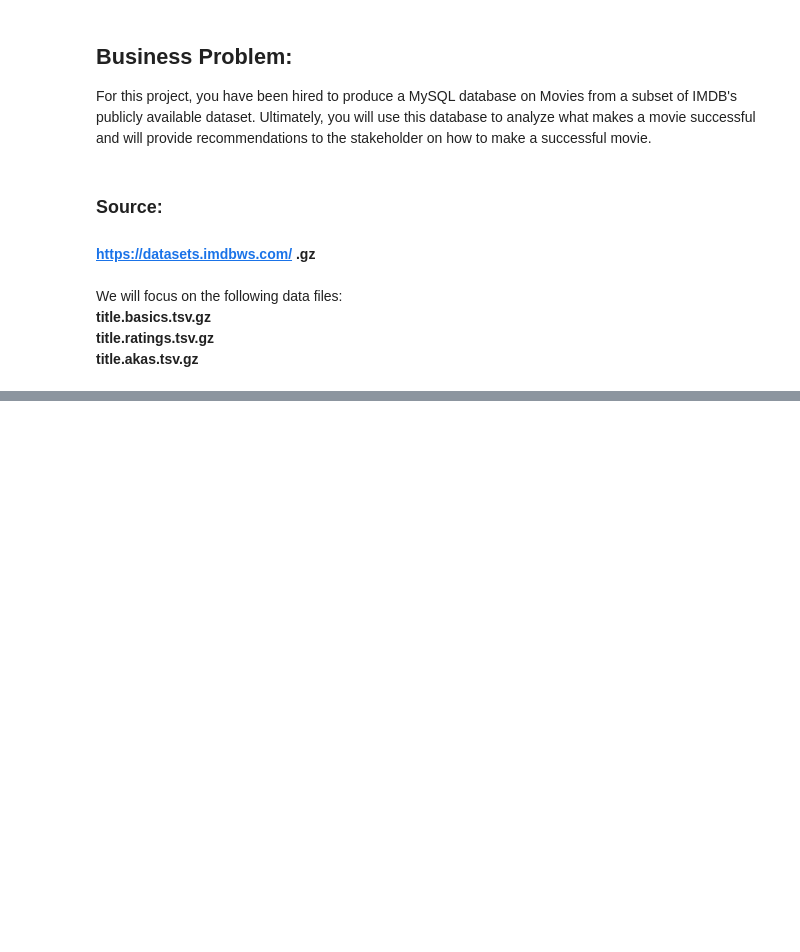
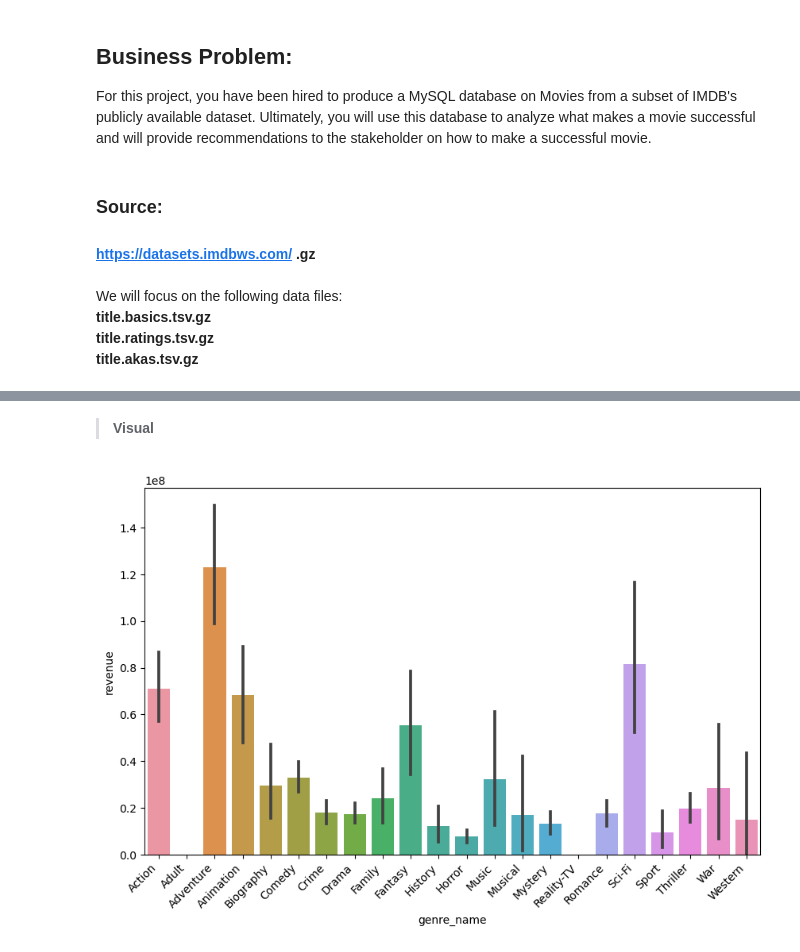
Before and after one commit to nelettelouw/IMDb-Movies, a Jupyter notebook: Project 3 (Part 4) Hypothesis Testing.ipynb, the cells around one changed output, grey strips where cells are left out. Saved outputs shown, nothing was run; the diff lists cells and outputs as text; code cells hidden in the pictures; blank space fills up the shorter version.

```diff
--- a/Project 3 (Part 4) Hypothesis Testing.ipynb
+++ b/Project 3 (Part 4) Hypothesis Testing.ipynb
@@ -21,0 +697,12 @@ We will focus on the following data files: <br>
+# %%
+q = """SELECT
+    g.genre_name,
+    t.revenue
+FROM
+    extended_tmdb_data t
+JOIN
+    title_genres tg ON t.imdb_id = tg.tconst
+JOIN
+    genres g ON tg.genre_id = g.genre_id;;
+"""
+pd.read_sql(q, engine)
@@ -21,0 +723,2 @@ We will focus on the following data files: <br>
+# %%
+genre = pd.read_sql_query(q, engine)
@@ -21,0 +840,12 @@ We will focus on the following data files: <br>
+# %% [markdown]
+>**Visual**
+# %%
+plt.figure(figsize=(10, 6))  # Adjust the figsize as needed
+
+# Rotate x-axis labels for better readability
+sns.barplot(data=genre, x='genre_name', y='revenue')
+plt.xticks(rotation=45, ha='right')  #rotation angle and alignment for better readability
+
+plt.show()
+# %% [output]
+[figure, added]
```
Also changed, not shown: parts of 94 cells of this notebook, 21 other files.
